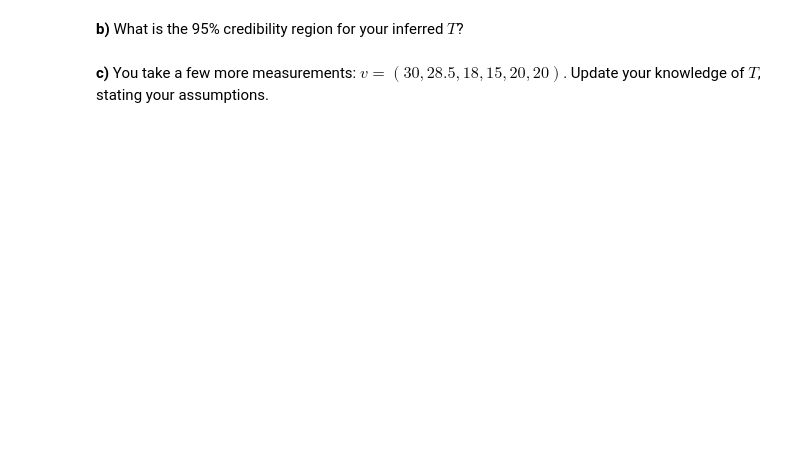
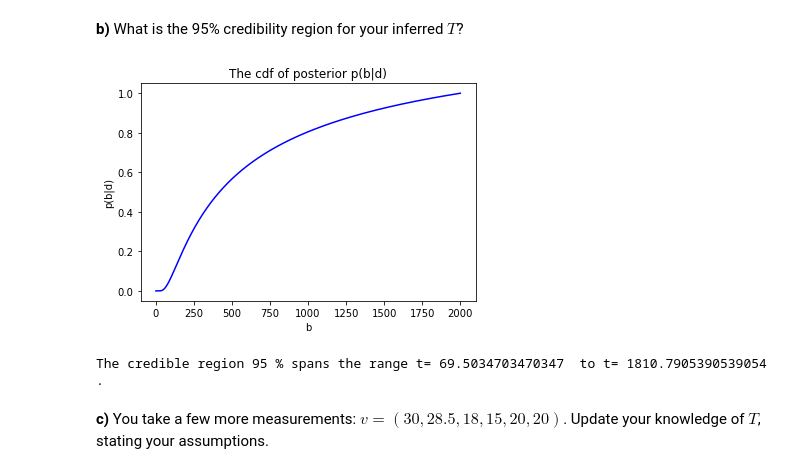
Before and after one commit to JuanDuranMcgill/PHYS321CodingLabs, a Jupyter notebook: Midterm2021/Midterm2021/Midterm2021.ipynb, the cells around one changed output. Drawn from its saved outputs; the diff is of its cells as text; code cells hidden in the pictures; blank space fills up the shorter version.

```diff
--- a/Midterm2021/Midterm2021/Midterm2021.ipynb
+++ b/Midterm2021/Midterm2021/Midterm2021.ipynb
@@ -93,2 +252,42 @@ __b)__ What is the 95\% credibility region for your inferred $T$?
+# %%
+## Your answer here
+
+#I took this code from lab 4. This code takes the cdf and outputs credibility regions of a given percentage
+from scipy.stats import norm
+
+x = t
+y = d
+#This part calculates the cdf from array y
+i=1
+for e in range(len(y)-1):
+    y[i]=y[i]+y[i-1]
+    i+=1
+
+y=y/max(y)
+
+#This part plots the cdf
+plt.plot(x,y,'b')
+plt.xlabel("b")
+plt.ylabel("p(b|d)")
+plt.title("The cdf of posterior p(b|d)")
+plt.show()
+
+def what_is_x_when_y_is(input, x, y):
+    return x[y.searchsorted(input, 'left')]
+#Got this function from https://stackoverflow.com/questions/11467649/how-do-i-find-x-given-y-or-vice-versa-in-numpy
+
+#This is the function that answers the question
+def credible_region(input,x,y):
+    n=input/100
+    n1=0.5-n/2.0
+    n2=0.5+n/2.0
+    x1= what_is_x_when_y_is(n1, x, y)
+    x2= what_is_x_when_y_is(n2, x, y)
+    print("The credible region",input,"% spans the range t=",x1," to t=",x2,".")
+
+credible_region(95,x,y)
+# %% [output]
+[figure, added]
+The credible region 95 % spans the range t= 69.5034703470347  to t= 1810.7905390539054 .
 # %% [markdown]
 __c)__ You take a few more measurements: $v=(30, 28.5, 18, 15, 20, 20)$. Update your knowledge of $T$, stating your assumptions.
```
Also changed, not shown: parts of 37 cells of this notebook, 1 other file.
